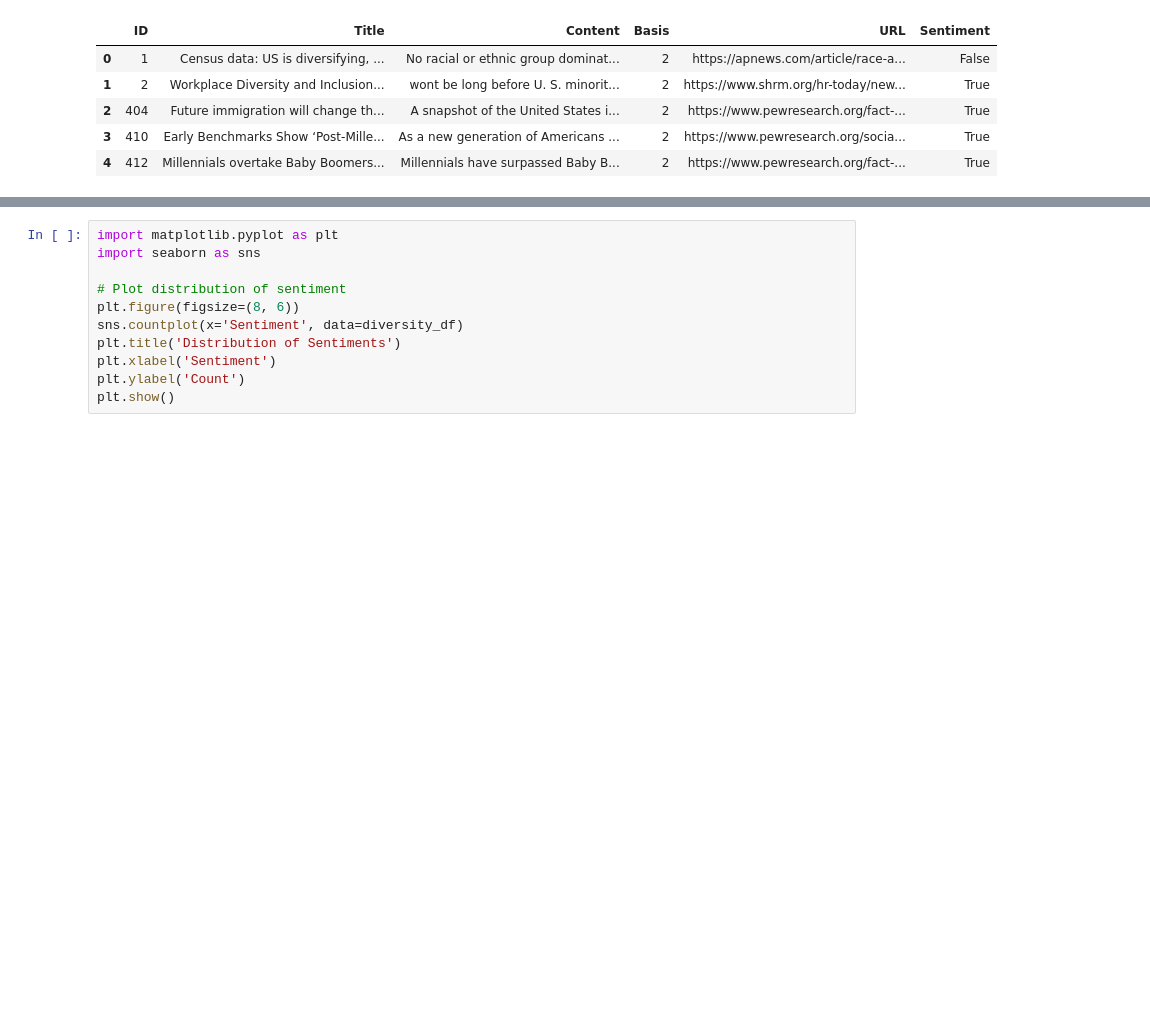
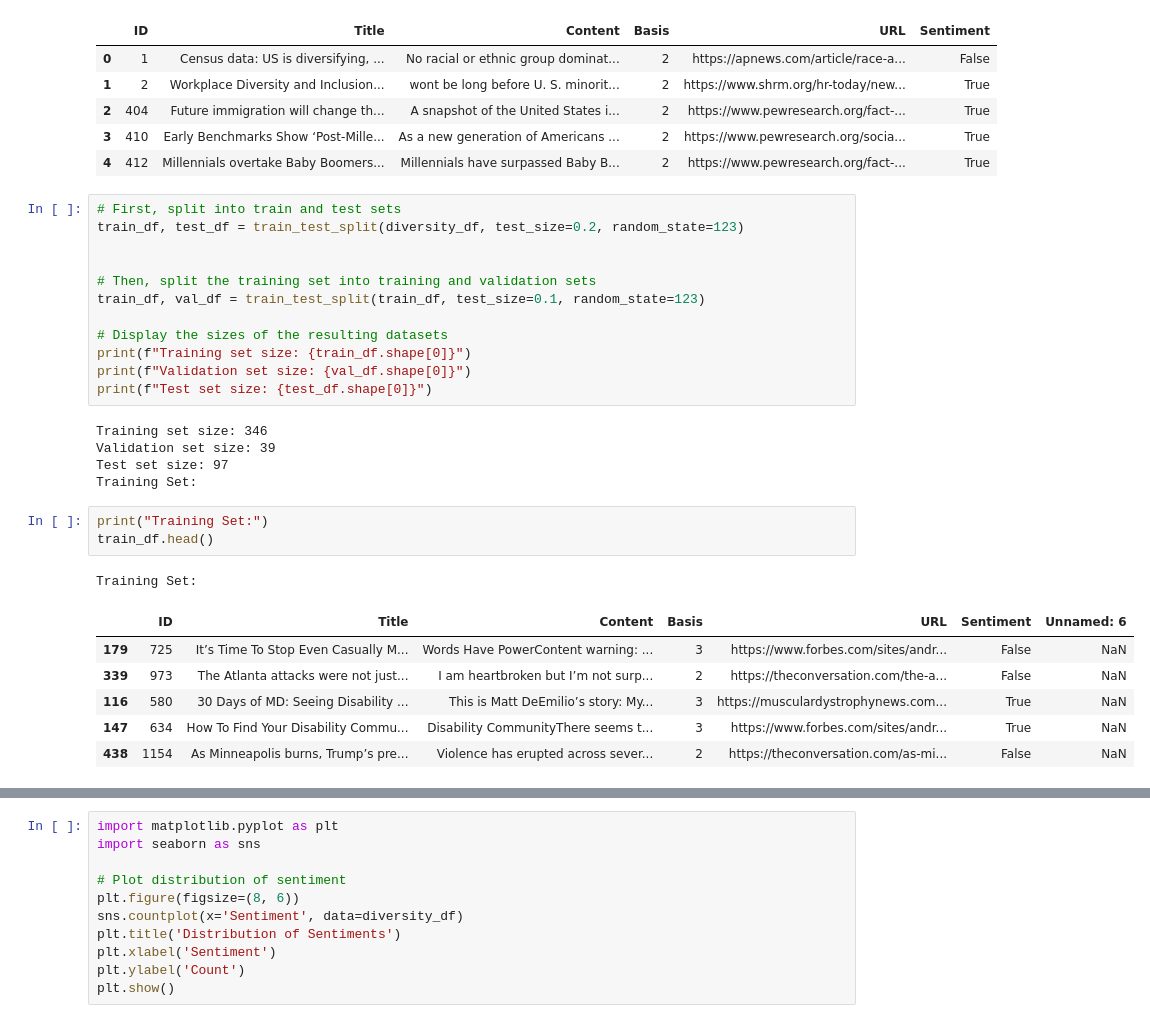
Before and after one commit to varunpothu/Research_Methods_Assignment, a Jupyter notebook: R_M__Assignment_3.ipynb, the cells around one changed output, grey strips where cells are left out. Drawn from its saved outputs; the diff is of its cells as text; blank space fills up the shorter version.

```diff
--- a/R_M__Assignment_3.ipynb
+++ b/R_M__Assignment_3.ipynb
@@ -160,3 +171,31 @@ diversity_df_cleaned.head()
 | 2 | 404 | Future immigration will change th... | A snapshot of the United States i... | 2 | https://www.pewresearch.org/fact-... | True |
 | 3 | 410 | Early Benchmarks Show ‘Post-Mille... | As a new generation of Americans ... | 2 | https://www.pewresearch.org/socia... | True |
 | 4 | 412 | Millennials overtake Baby Boomers... | Millennials have surpassed Baby B... | 2 | https://www.pewresearch.org/fact-... | True |
+# %%
+# First, split into train and test sets
+train_df, test_df = train_test_split(diversity_df, test_size=0.2, random_state=123)
+
+
+# Then, split the training set into training and validation sets
+train_df, val_df = train_test_split(train_df, test_size=0.1, random_state=123)
+
+# Display the sizes of the resulting datasets
+print(f"Training set size: {train_df.shape[0]}")
+print(f"Validation set size: {val_df.shape[0]}")
+print(f"Test set size: {test_df.shape[0]}")
+# %% [output]
+Training set size: 346
+Validation set size: 39
+Test set size: 97
+Training Set:
+# %%
+print("Training Set:")
+train_df.head()
+# %% [output]
+Training Set:
+|  | ID | Title | Content | Basis | URL | Sentiment | Unnamed: 6 |
+| 179 | 725 | It’s Time To Stop Even Casually M... | Words Have PowerContent warning: ... | 3 | https://www.forbes.com/sites/andr... | False | NaN |
+| 339 | 973 | The Atlanta attacks were not just... | I am heartbroken but I’m not surp... | 2 | https://theconversation.com/the-a... | False | NaN |
+| 116 | 580 | 30 Days of MD: Seeing Disability ... | This is Matt DeEmilio’s story: My... | 3 | https://musculardystrophynews.com... | True | NaN |
+| 147 | 634 | How To Find Your Disability Commu... | Disability CommunityThere seems t... | 3 | https://www.forbes.com/sites/andr... | True | NaN |
+| 438 | 1154 | As Minneapolis burns, Trump’s pre... | Violence has erupted across sever... | 2 | https://theconversation.com/as-mi... | False | NaN |
```
Also changed, not shown: parts of 40 cells of this notebook.
